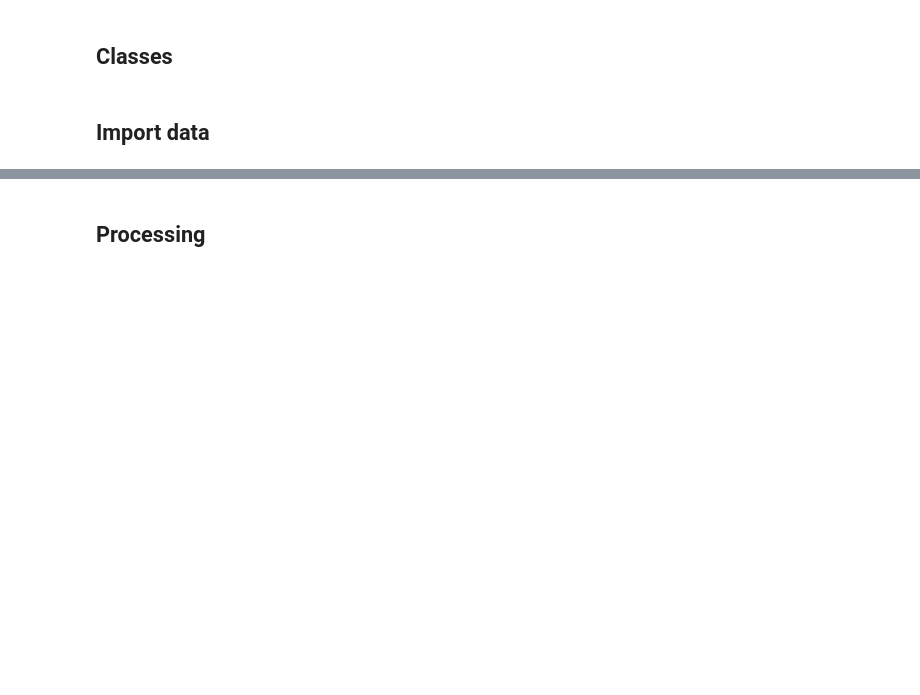
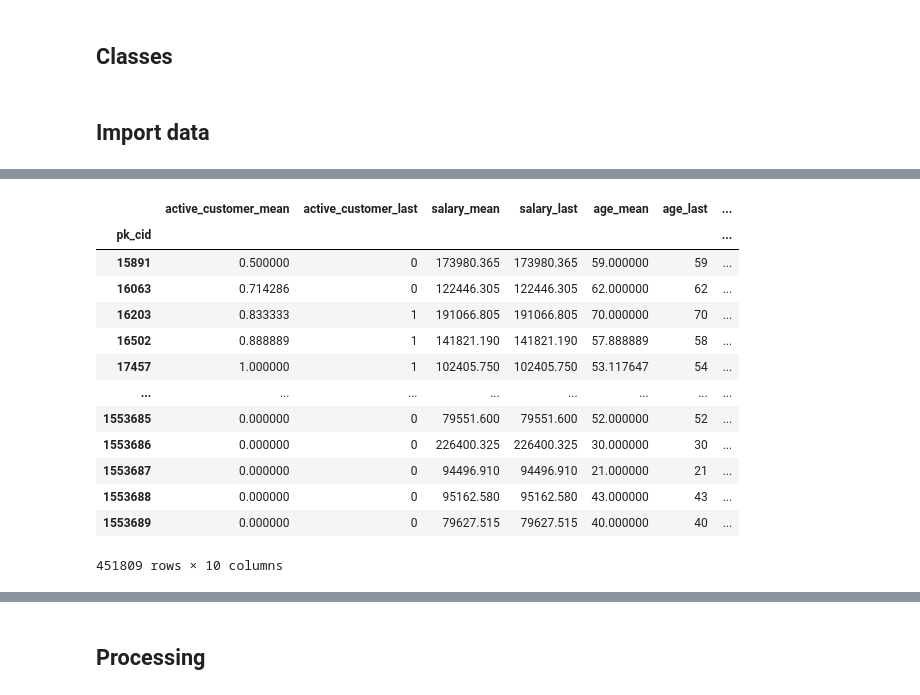
Before and after one commit to Nerea26/easy-money, a Jupyter notebook: notebooks/4.0-aamv-prep-for-clustering.ipynb, the cells around one changed output, grey strips where cells are left out. Drawn from its saved outputs; the diff is of its cells as text; code cells hidden in the pictures; blank space fills up the shorter version.

```diff
--- a/notebooks/4.0-aamv-prep-for-clustering.ipynb
+++ b/notebooks/4.0-aamv-prep-for-clustering.ipynb
@@ -67,7 +67,15 @@ class FeatureGenerator(BaseEstimator, TransformerMixin):
 
             # age
             age_mean=("age", np.mean),
-            age_last=("age", self.__get_last_value)
+            age_last=("age", self.__get_last_value),
+
+            # short_term_deposit
+            short_term_deposit=("short_term_deposit", np.median),
+
+            # em accounts
+            emc_account=("emc_account", np.median),
+            em_account_p=("em_account_p", np.median),
+            em_acount=("em_acount", np.median)
         )
 
     def __get_last_value(self, serie: pd.Series):
@@ -133,0 +189,22 @@ df.shape
+# %%
+pipe = Pipeline(steps=[
+    ("FeatureGenerator", FeatureGenerator("pk_cid"))
+])
+# %%
+result_pipe1_df = pipe.fit_transform(df)
+result_pipe1_df
+# %% [output]
+|  | active_customer_mean | active_customer_last | salary_mean | salary_last | age_mean | age_last | ... |
+| pk_cid |  |  |  |  |  |  | ... |
+| 15891 | 0.500000 | 0 | 173980.365 | 173980.365 | 59.000000 | 59 | ... |
+| 16063 | 0.714286 | 0 | 122446.305 | 122446.305 | 62.000000 | 62 | ... |
+| 16203 | 0.833333 | 1 | 191066.805 | 191066.805 | 70.000000 | 70 | ... |
+| 16502 | 0.888889 | 1 | 141821.190 | 141821.190 | 57.888889 | 58 | ... |
+| 17457 | 1.000000 | 1 | 102405.750 | 102405.750 | 53.117647 | 54 | ... |
+| ... | ... | ... | ... | ... | ... | ... | ... |
+| 1553685 | 0.000000 | 0 | 79551.600 | 79551.600 | 52.000000 | 52 | ... |
+| 1553686 | 0.000000 | 0 | 226400.325 | 226400.325 | 30.000000 | 30 | ... |
+| 1553687 | 0.000000 | 0 | 94496.910 | 94496.910 | 21.000000 | 21 | ... |
+| 1553688 | 0.000000 | 0 | 95162.580 | 95162.580 | 43.000000 | 43 | ... |
+| 1553689 | 0.000000 | 0 | 79627.515 | 79627.515 | 40.000000 | 40 | ... |
+451809 rows × 10 columns
```
Also changed, not shown: parts of 33 cells of this notebook, 3 other files.
